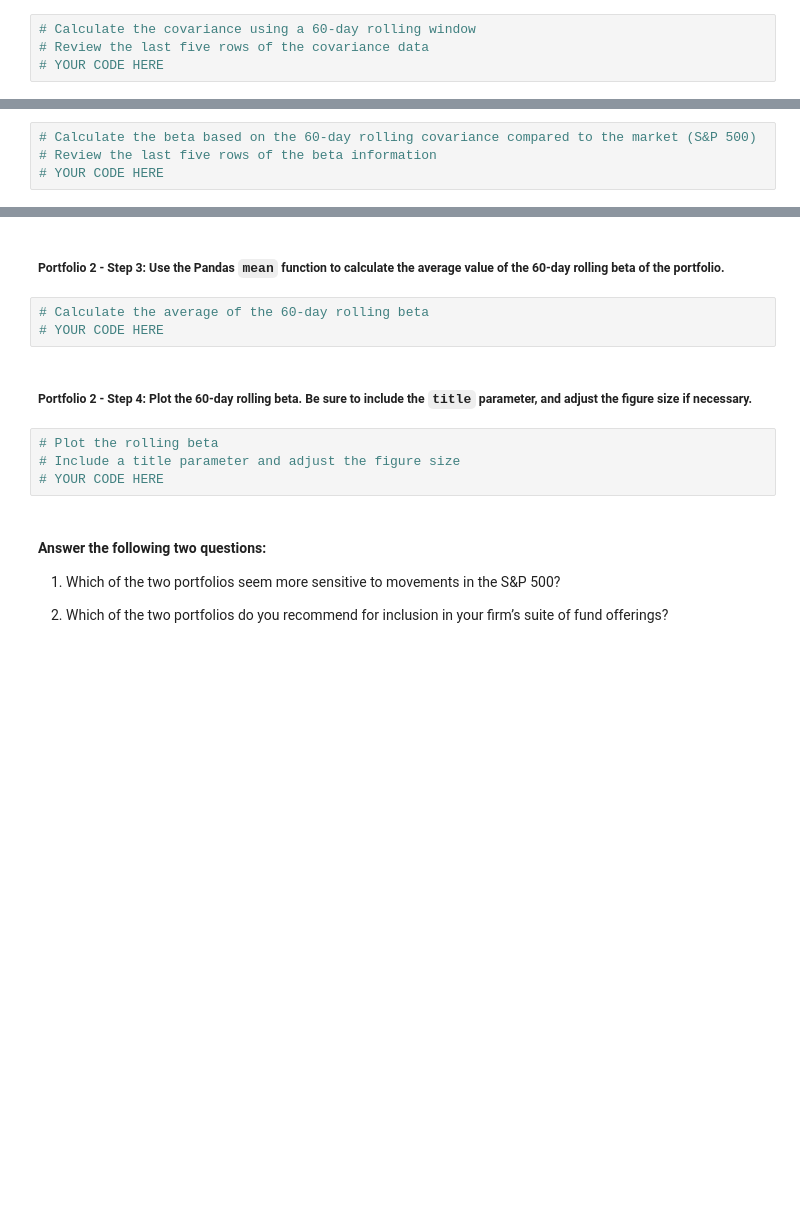
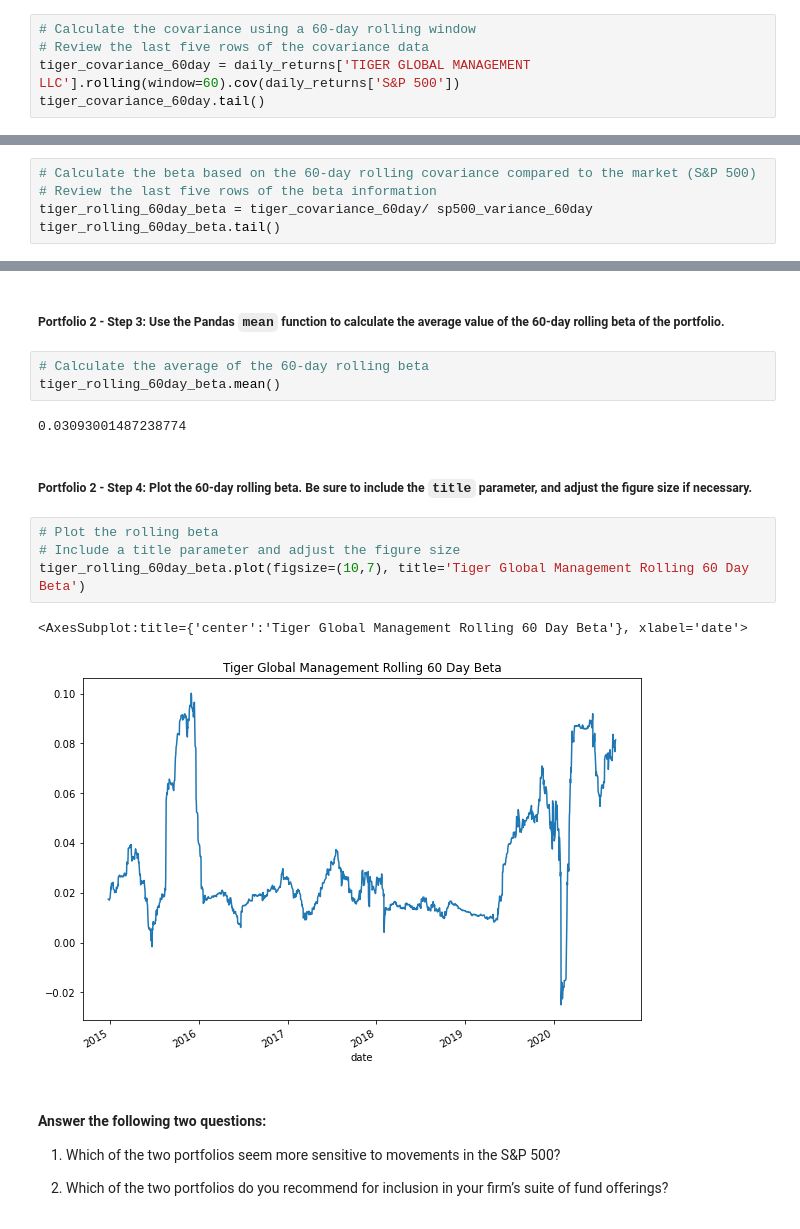
Before and after one commit to annwhowell/Mod4_Challenge, a Jupyter notebook: risk_return_analysis.ipynb, the cells around one changed output, grey strips where cells are left out. Saved outputs shown, nothing was run; the diff lists cells and outputs as text; blank space fills up the shorter version.

```diff
--- a/risk_return_analysis.ipynb
+++ b/risk_return_analysis.ipynb
@@ -415,4 +435,5 @@ print(berk_covariance_sp500)
 # %%
 # Calculate the covariance using a 60-day rolling window
 # Review the last five rows of the covariance data
-# YOUR CODE HERE
+tiger_covariance_60day = daily_returns['TIGER GLOBAL MANAGEMENT LLC'].rolling(window=60).cov(daily_returns['S&P 500'])
+tiger_covariance_60day.tail()
@@ -421,4 +450,5 @@ print(berk_covariance_sp500)
 # %%
 # Calculate the beta based on the 60-day rolling covariance compared to the market (S&P 500)
 # Review the last five rows of the beta information
-# YOUR CODE HERE
+tiger_rolling_60day_beta = tiger_covariance_60day/ sp500_variance_60day
+tiger_rolling_60day_beta.tail()
@@ -426,13 +464,18 @@ print(berk_covariance_sp500)
 ##### Portfolio 2 - Step 3: Use the Pandas `mean` function to calculate the average value of the 60-day rolling beta of the portfolio.
 # %%
 # Calculate the average of the 60-day rolling beta
-# YOUR CODE HERE
+tiger_rolling_60day_beta.mean()
+# %% [output]
+0.03093001487238774
 # %% [markdown]
 ##### Portfolio 2 - Step 4: Plot the 60-day rolling beta. Be sure to include the `title` parameter, and adjust the figure size if necessary.
 # %%
 # Plot the rolling beta
 # Include a title parameter and adjust the figure size
-# YOUR CODE HERE
+tiger_rolling_60day_beta.plot(figsize=(10,7), title='Tiger Global Management Rolling 60 Day Beta')
+# %% [output]
+<AxesSubplot:title={'center':'Tiger Global Management Rolling 60 Day Beta'}, xlabel='date'>
+[figure, added]
 # %% [markdown]
 #### Answer the following two questions:
 
```
Also changed, not shown: parts of 10 cells of this notebook.
